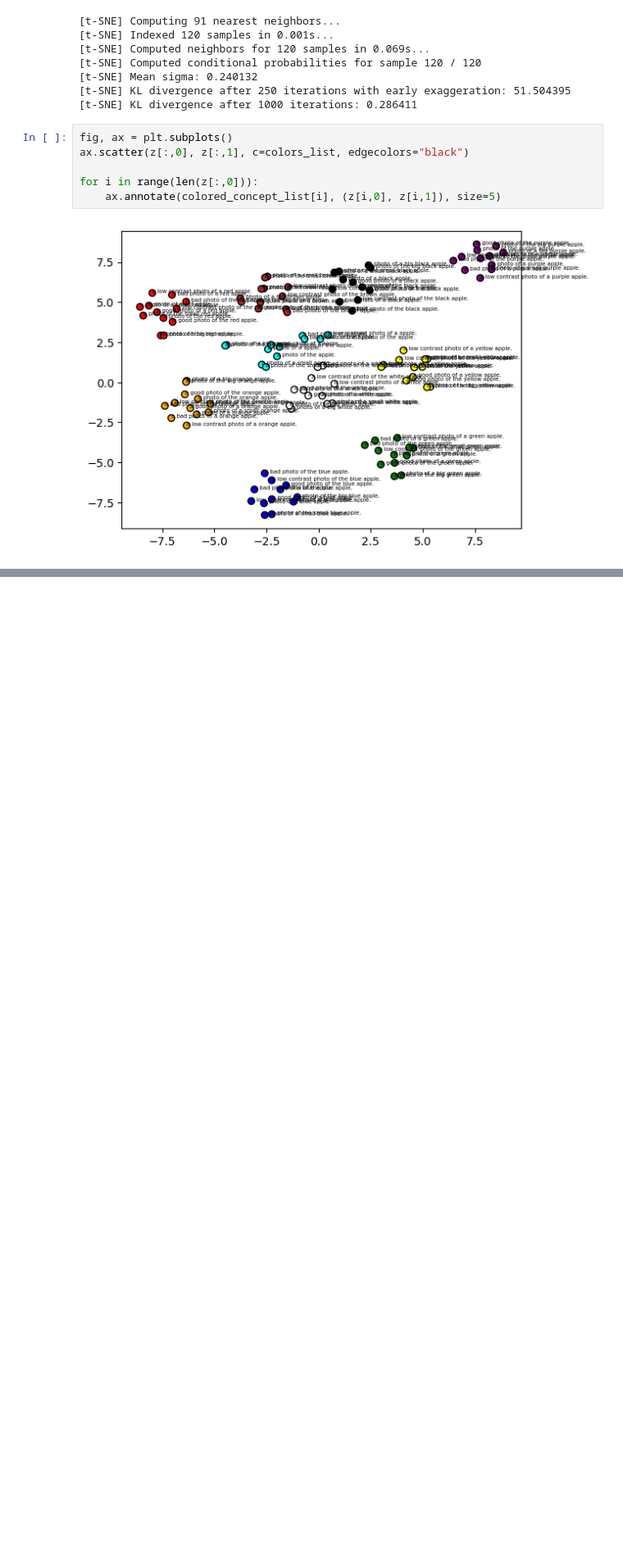
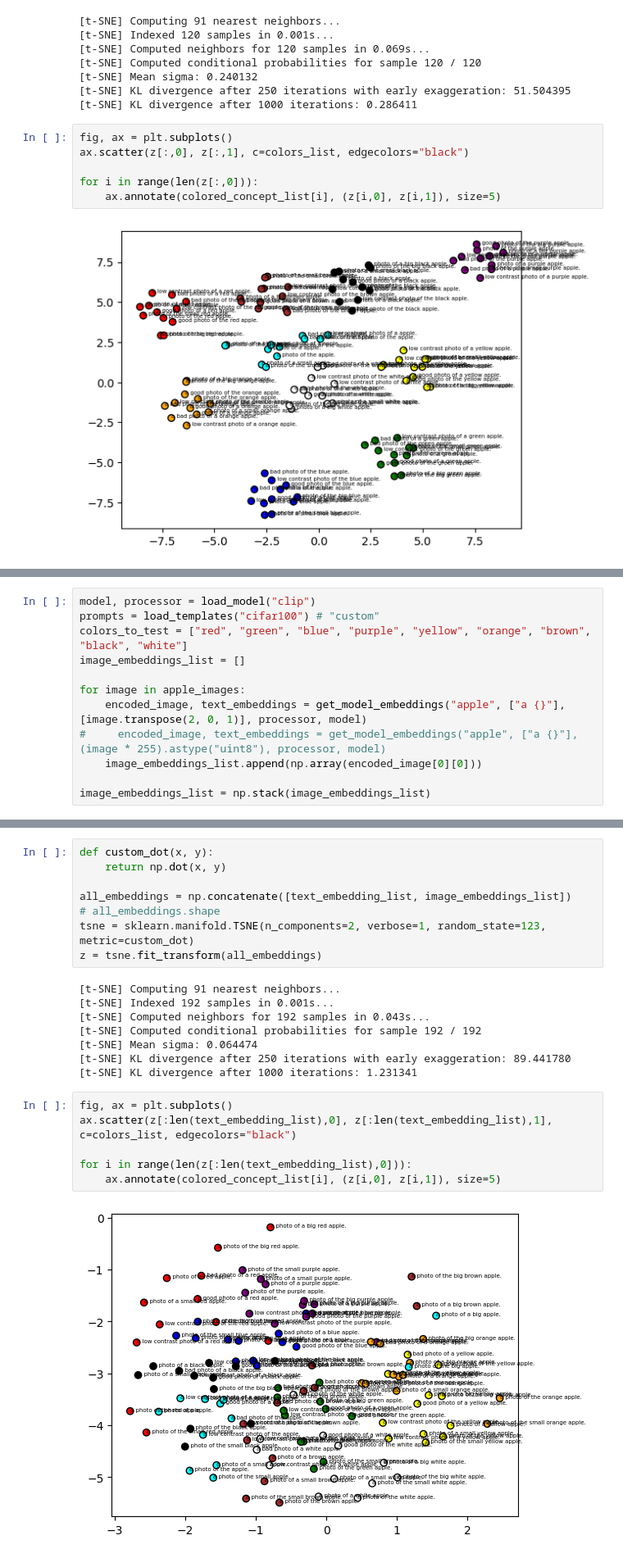
Before and after one commit to colediianni/color_word_association, a Jupyter notebook: apple_feature_space_plotting.ipynb, the cells around one changed output, grey strips where cells are left out. Shown at 82% size. Drawn from its saved outputs; the diff is of its cells as text; blank space fills up the shorter version.

```diff
--- a/apple_feature_space_plotting.ipynb
+++ b/apple_feature_space_plotting.ipynb
@@ -111,0 +185,12 @@ for i in range(len(z[:,0])):
+# %%
+model, processor = load_model("clip")
+prompts = load_templates("cifar100") # "custom"
+colors_to_test = ["red", "green", "blue", "purple", "yellow", "orange", "brown", "black", "white"]
+image_embeddings_list = []
+
+for image in apple_images:
+    encoded_image, text_embeddings = get_model_embeddings("apple", ["a {}"], [image.transpose(2, 0, 1)], processor, model)
+#     encoded_image, text_embeddings = get_model_embeddings("apple", ["a {}"], (image * 255).astype("uint8"), processor, model)
+    image_embeddings_list.append(np.array(encoded_image[0][0]))
+
+image_embeddings_list = np.stack(image_embeddings_list)
@@ -111,0 +203,24 @@ for i in range(len(z[:,0])):
+# %%
+def custom_dot(x, y):
+    return np.dot(x, y)
+
+all_embeddings = np.concatenate([text_embedding_list, image_embeddings_list])
+# all_embeddings.shape
+tsne = sklearn.manifold.TSNE(n_components=2, verbose=1, random_state=123, metric=custom_dot)
+z = tsne.fit_transform(all_embeddings)
+# %% [output]
+[t-SNE] Computing 91 nearest neighbors...
+[t-SNE] Indexed 192 samples in 0.001s...
+[t-SNE] Computed neighbors for 192 samples in 0.043s...
+[t-SNE] Computed conditional probabilities for sample 192 / 192
+[t-SNE] Mean sigma: 0.064474
+[t-SNE] KL divergence after 250 iterations with early exaggeration: 89.441780
+[t-SNE] KL divergence after 1000 iterations: 1.231341
+# %%
+fig, ax = plt.subplots()
+ax.scatter(z[:len(text_embedding_list),0], z[:len(text_embedding_list),1], c=colors_list, edgecolors="black")
+
+for i in range(len(z[:len(text_embedding_list),0])):
+    ax.annotate(colored_concept_list[i], (z[i,0], z[i,1]), size=5)
+# %% [output]
+[figure, added]
```
Also changed, not shown: parts of 12 cells of this notebook, 2 other files.
